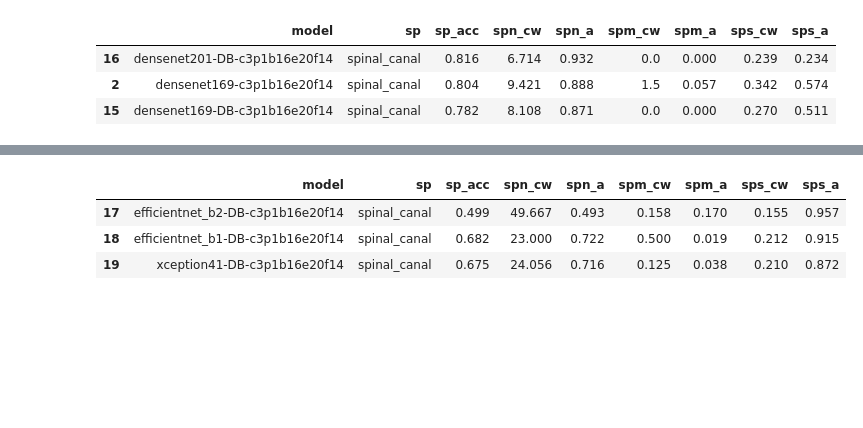
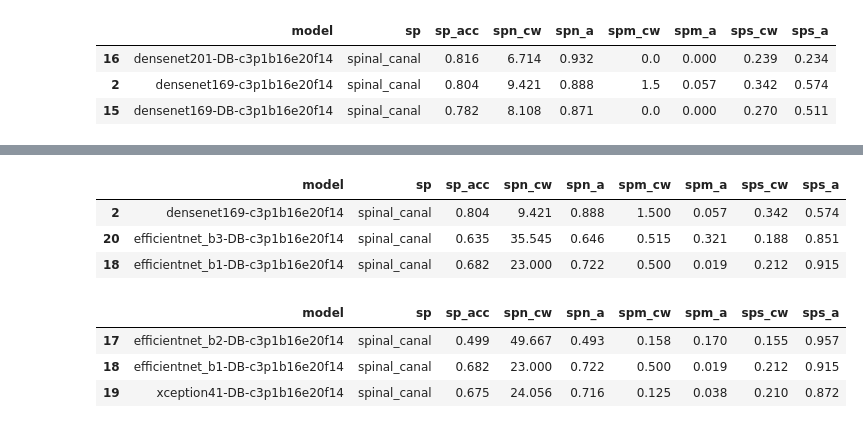
Before and after one commit to sadidul012/rsna24-lsdc, a Jupyter notebook: notebooks/result_analysis.ipynb, the cells around one changed output, grey strips where cells are left out. Drawn from its saved outputs; the diff is of its cells as text; code cells hidden in the pictures; blank space fills up the shorter version.

```diff
--- a/notebooks/result_analysis.ipynb
+++ b/notebooks/result_analysis.ipynb
@@ -114,3 +121,10 @@ sp.sort_values("spm_a", ascending=False).head(3)
+# %%
+sp.sort_values("spm_cw", ascending=False).head(3)
+# %% [output]
+|  | model | sp | sp_acc | spn_cw | spn_a | spm_cw | spm_a | sps_cw | sps_a |
+| 2 | densenet169-c3p1b16e20f14 | spinal_canal | 0.804 | 9.421 | 0.888 | 1.500 | 0.057 | 0.342 | 0.574 |
+| 20 | efficientnet_b3-DB-c3p1b16e20f14 | spinal_canal | 0.635 | 35.545 | 0.646 | 0.515 | 0.321 | 0.188 | 0.851 |
+| 18 | efficientnet_b1-DB-c3p1b16e20f14 | spinal_canal | 0.682 | 23.000 | 0.722 | 0.500 | 0.019 | 0.212 | 0.915 |
 # %%
 sp.sort_values("sps_a", ascending=False).head(3)
 # %% [output]
```
Also changed, not shown: parts of 11 cells of this notebook, 8 other files.
